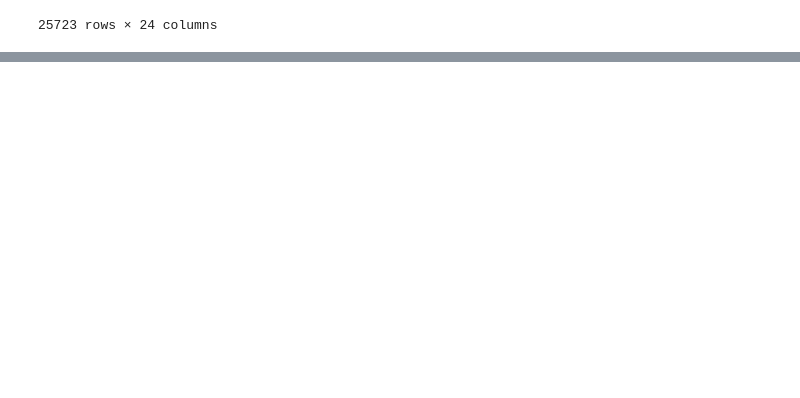
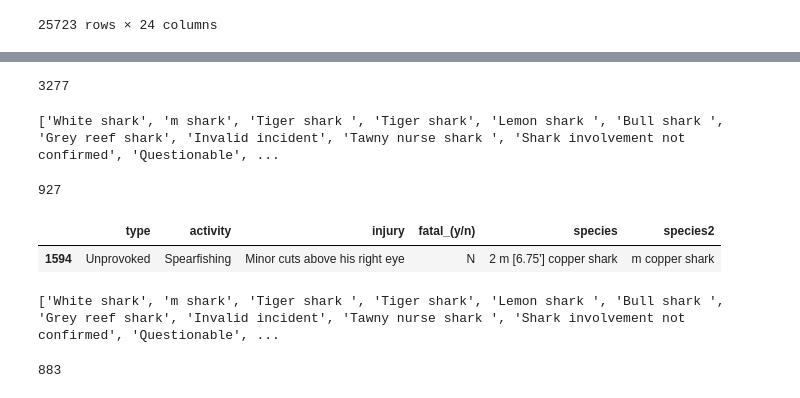
Before and after one commit to pagoba94/project1, a Jupyter notebook: Cleaning data.ipynb, the cells around one changed output, grey strips where cells are left out. Cells and saved outputs as stored; diff of their text form; code cells hidden in the pictures; blank space fills up the shorter version.

```diff
--- a/Cleaning data.ipynb
+++ b/Cleaning data.ipynb
@@ -154,0 +207,35 @@ df1
+# %%
+shark_not_involved = df3['species2'] == 'Shark involvement prior to death unconfirmed'
+df3 = df3.drop(df3[shark_not_involved].index)
+# %%
+shark_not_involved2 = df3['species2'] == 'Shark involvement prior to death not confirmed'
+df3 = df3.drop(df3[shark_not_involved2].index)
+# %%
+shark_not_involved3 = df3['species2'] =='Shark involvement suspected but not confirmed'
+df3 = df3.drop(df3[shark_not_involved3].index)
+# %%
+invaled = df3['species2'] =='Invalid'
+df3 = df3.drop(df3[invaled].index)
+# %%
+Species2_values= []
+for i in df3['species2'].values:
+    Species2_values.append(i)
+len(Species2_values)
+# %% [output]
+3277
+# %%
+Species_unique2= []
+for i in df3['species2'].unique():
+    Species_unique2.append(i)
+print(Species_unique2)
+# %% [output]
+['White shark', 'm shark', 'Tiger shark ', 'Tiger shark', 'Lemon shark ', 'Bull shark ', 'Grey reef shark', 'Invalid incident', 'Tawny nurse shark ', 'Shark involvement not confirmed', 'Questionable', ...
+# %%
+len(Species_unique2)
+# %% [output]
+927
+# %%
+df3.sample()
+# %% [output]
+|  | type | activity | injury | fatal_(y/n) | species | species2 |
+| 1594 | Unprovoked | Spearfishing | Minor cuts above his right eye | N | 2 m [6.75'] copper shark | m copper shark |
@@ -154,0 +245,11 @@ df1
+# %%
+Species_unique2= []
+for i in df3['species2'].unique():
+    Species_unique2.append(i)
+print(Species_unique2)
+# %% [output]
+['White shark', 'm shark', 'Tiger shark ', 'Tiger shark', 'Lemon shark ', 'Bull shark ', 'Grey reef shark', 'Invalid incident', 'Tawny nurse shark ', 'Shark involvement not confirmed', 'Questionable', ...
+# %%
+len(Species_unique2)
+# %% [output]
+883
```
Also changed, not shown: parts of 46 cells of this notebook, 1 other file.
